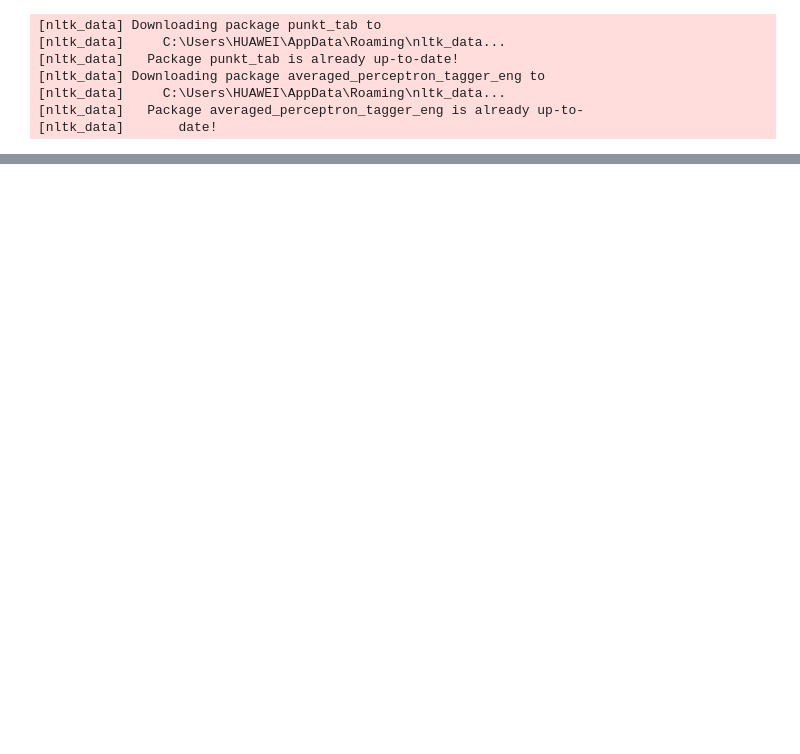
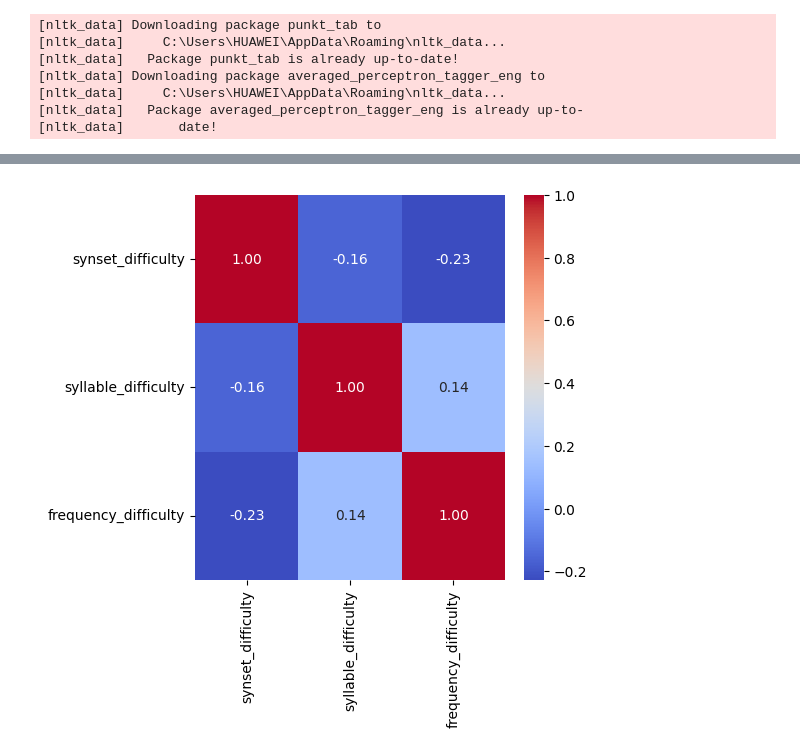
Before and after one commit to nanhsin/tripotle, a Jupyter notebook: modeling/preprocessing.ipynb, the cells around one changed output, grey strips where cells are left out. Saved outputs shown, nothing was run; the diff lists cells and outputs as text; code cells hidden in the pictures; blank space fills up the shorter version.

Commit message:
is_english filter, word difficulty, recommendation

```diff
--- a/modeling/preprocessing.ipynb
+++ b/modeling/preprocessing.ipynb
@@ -257,0 +376,20 @@ df2.to_csv('../data/billboard_lyrics_1960-2024_difficulty.csv', index=False)
+# %%
+import syllapy
+
+def syllable_difficulty(word):
+    return syllapy.count(word)
+# %%
+from wordfreq import word_frequency
+
+def frequency_difficulty(word):
+    freq = word_frequency(word, 'en')
+    return 1 / (freq + 1e-9)
+# %%
+# build a dataframe of unique words
+df_unique_words = pd.DataFrame(unique_words, columns=['word'])
+
+df_unique_words['synset_difficulty'] = df_unique_words['word'].apply(synset_difficulty)
+df_unique_words['syllable_difficulty'] = df_unique_words['word'].apply(syllable_difficulty)
+df_unique_words['frequency_difficulty'] = df_unique_words['word'].apply(frequency_difficulty)
+
+df_unique_words.head()
@@ -257,0 +403,7 @@ df2.to_csv('../data/billboard_lyrics_1960-2024_difficulty.csv', index=False)
+# %%
+# standardize synset_difficulty, syllable_difficulty, frequency_difficulty
+from sklearn.preprocessing import StandardScaler
+
+scaler = StandardScaler()
+df_unique_words[['synset_difficulty', 'syllable_difficulty', 'frequency_difficulty']] = scaler.fit_transform(df_unique_words[['synset_difficulty', 'syllable_difficulty', 'frequency_difficulty']])
+df_unique_words.head()
@@ -257,0 +417,10 @@ df2.to_csv('../data/billboard_lyrics_1960-2024_difficulty.csv', index=False)
+# %%
+import seaborn as sns
+import matplotlib.pyplot as plt
+# heatmap of synset_difficulty, syllable_difficulty, frequency_difficulty
+plt.figure(figsize=(5, 5))
+# values range from -1 to 1
+sns.heatmap(df_unique_words[['synset_difficulty', 'syllable_difficulty', 'frequency_difficulty']].corr(), annot=True, cmap='coolwarm', fmt=".2f")
+plt.show()
+# %% [output]
+[figure, added]
```
Also changed, not shown: parts of 34 cells of this notebook, 2 other files.
